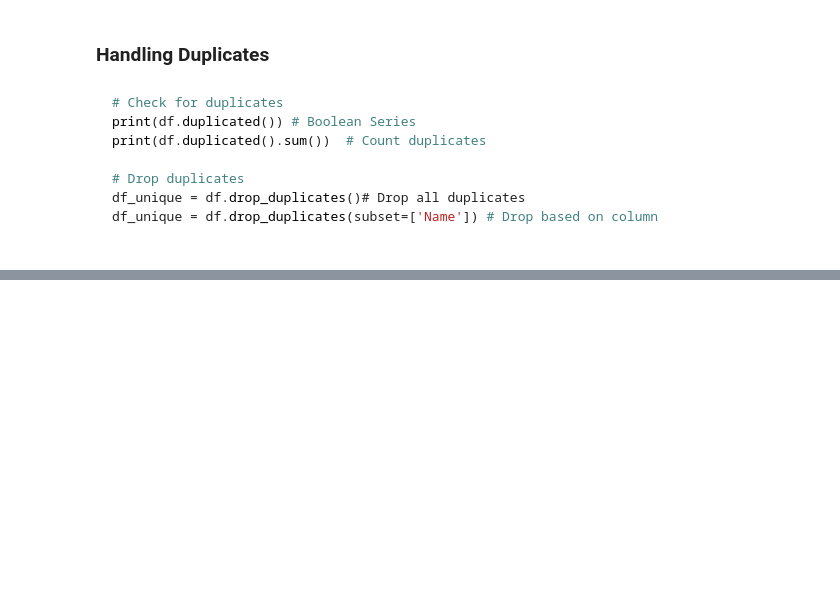
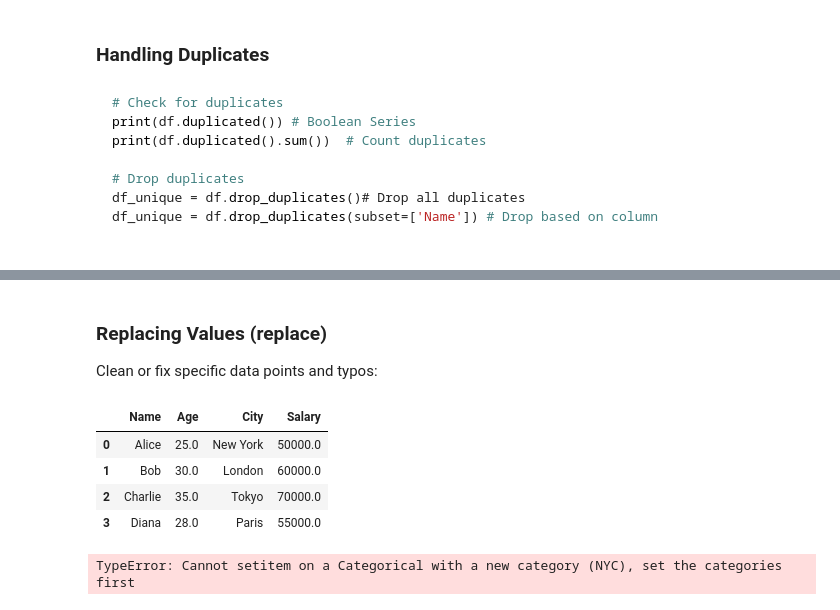
Before and after one commit to AzadMehedi/Road_to_ML, a Jupyter notebook: 01 Python for Data Science/pandas-1.ipynb, the cells around one changed output, grey strips where cells are left out. Drawn from its saved outputs; the diff is of its cells as text; code cells hidden in the pictures; blank space fills up the shorter version.

Commit message:
replacing values

```diff
--- a/01 Python for Data Science/pandas-1.ipynb
+++ b/01 Python for Data Science/pandas-1.ipynb
@@ -652,3 +652,14 @@ print(df.duplicated().sum())  # Count duplicates
 # Drop duplicates
 df_unique = df.drop_duplicates()# Drop all duplicates
 df_unique = df.drop_duplicates(subset=['Name']) # Drop based on column
+# %%
+import pandas as pd
+import numpy as np
+data = {
+    'Name': ['Alice', 'Bob', 'Charlie', 'Diana'],
+    'Age': [25, 30, 35, 28],
+    'City': ['New York', 'London', 'Tokyo', 'Paris'],
+    'Salary': [50000, 60000, 70000, 55000]
+}
+df = pd.DataFrame(data)
+print(df)
@@ -654,0 +711,19 @@ df_unique = df.drop_duplicates(subset=['Name']) # Drop based on column
+# %% [markdown]
+### Replacing Values (replace)
+Clean or fix specific data points and typos:
+# %%
+df
+# %% [output]
+|  | Name | Age | City | Salary |
+| 0 | Alice | 25.0 | New York | 50000.0 |
+| 1 | Bob | 30.0 | London | 60000.0 |
+| 2 | Charlie | 35.0 | Tokyo | 70000.0 |
+| 3 | Diana | 28.0 | Paris | 55000.0 |
+# %%
+# Replace single value
+df['City'] = df['City'].replace('New York', 'NYC')
+
+# Replace multiple values
+# df['City'] = df['City'].replace(['New York', 'London'], ['NYC', 'LON'])
+# %% [output]
+TypeError: Cannot setitem on a Categorical with a new category (NYC), set the categories first
```
Also changed, not shown: parts of 3 cells of this notebook.
